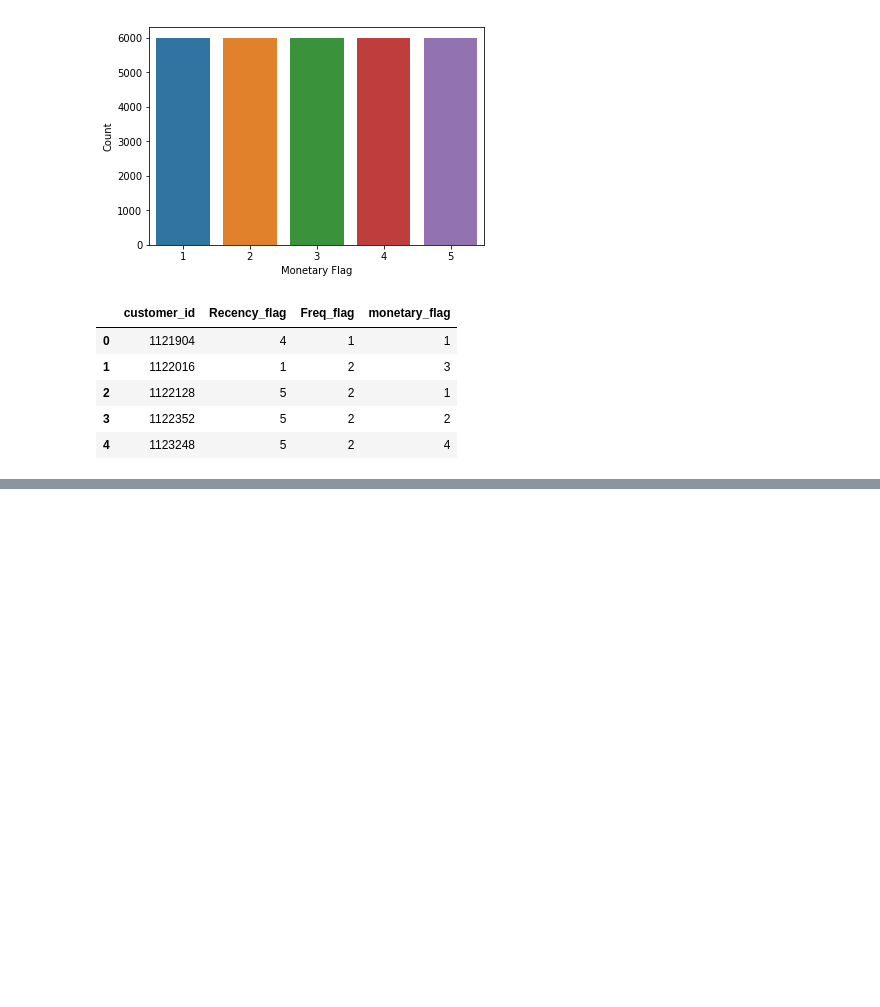
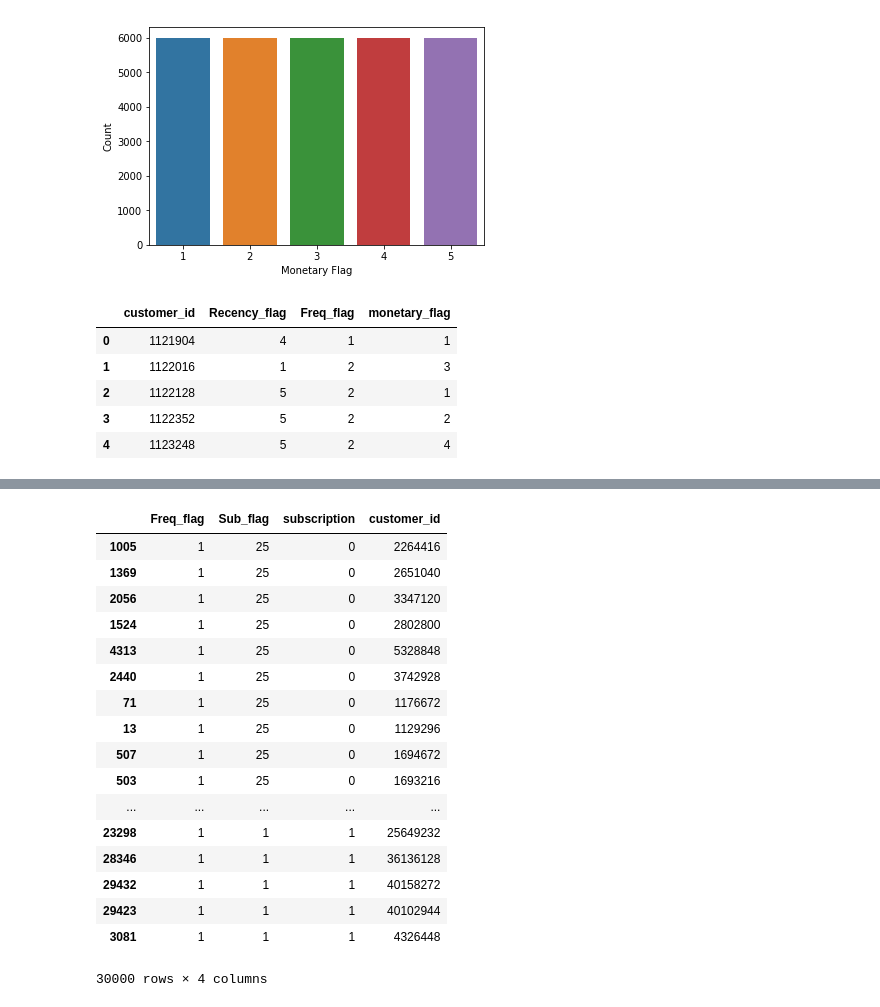
Before and after one commit to deep1401/MilkBasketHackathon, a Jupyter notebook: MilkBasket.ipynb, the cells around one changed output, grey strips where cells are left out. Saved outputs shown, nothing was run; the diff lists cells and outputs as text; code cells hidden in the pictures; blank space fills up the shorter version.

Commit message:
Customers for subscription identified

```diff
--- a/MilkBasket.ipynb
+++ b/MilkBasket.ipynb
@@ -606,0 +604,27 @@ cust_all.head()
+# %%
+#Customer Persuasion for Subscription
+cust_all_1['customer_id']=cust_all['customer_id']
+cust_all_1['Sub_flag']=cust_all['Freq_flag']*cust_all['monetary_flag']
+cust_all_1['subscription']=df15['subscription']
+cust_all_1.sort_values(by=['Sub_flag'],ascending=False,inplace=True)
+cust_all_1=pd.DataFrame(cust_all_1)
+cust_all_1.sort_values(['Sub_flag','subscription'],ascending=[False,True])
+# %% [output]
+|  | Freq_flag | Sub_flag | subscription | customer_id |
+| 1005 | 1 | 25 | 0 | 2264416 |
+| 1369 | 1 | 25 | 0 | 2651040 |
+| 2056 | 1 | 25 | 0 | 3347120 |
+| 1524 | 1 | 25 | 0 | 2802800 |
+| 4313 | 1 | 25 | 0 | 5328848 |
+| 2440 | 1 | 25 | 0 | 3742928 |
+| 71 | 1 | 25 | 0 | 1176672 |
+| 13 | 1 | 25 | 0 | 1129296 |
+| 507 | 1 | 25 | 0 | 1694672 |
+| 503 | 1 | 25 | 0 | 1693216 |
+| ... | ... | ... | ... | ... |
+| 23298 | 1 | 1 | 1 | 25649232 |
+| 28346 | 1 | 1 | 1 | 36136128 |
+| 29432 | 1 | 1 | 1 | 40158272 |
+| 29423 | 1 | 1 | 1 | 40102944 |
+| 3081 | 1 | 1 | 1 | 4326448 |
+30000 rows × 4 columns
```
Also changed, not shown: parts of 1 cell of this notebook.
